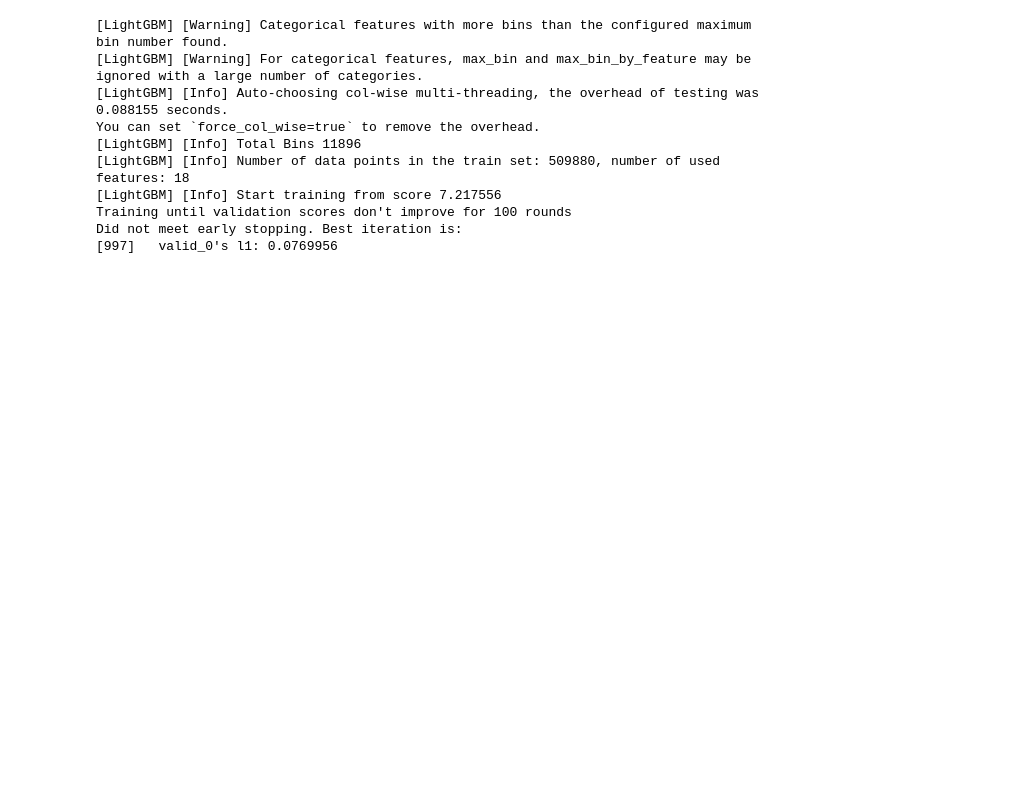
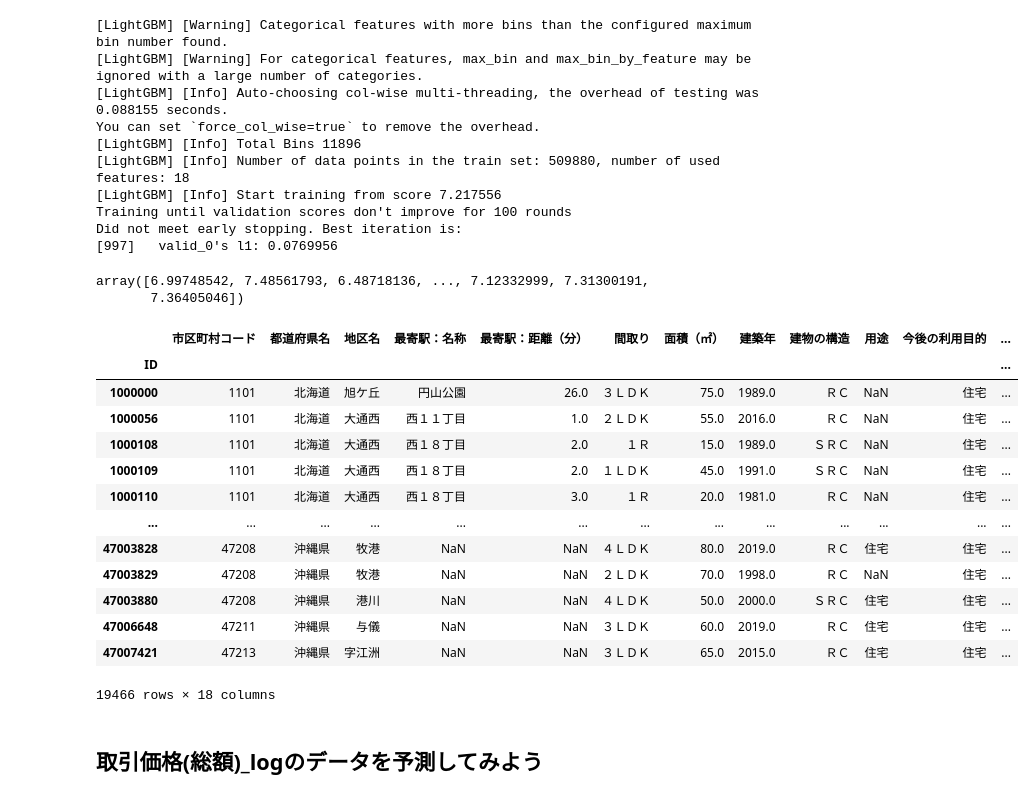
Before and after one commit to RYOTA2528/data_analysis_practice, a Jupyter notebook: DAYxxx_python_larning_list/[DAY22]データコンペのモデル構築.ipynb, the cells around one changed output. Saved outputs shown, nothing was run; the diff lists cells and outputs as text; code cells hidden in the pictures; blank space fills up the shorter version.

Commit message:
[ADD]取引価格(総額)_logのデータを予測する

```diff
--- a/DAYxxx_python_larning_list/[DAY22]データコンペのモデル構築.ipynb
+++ b/DAYxxx_python_larning_list/[DAY22]データコンペのモデル構築.ipynb
@@ -166,0 +170,25 @@ df_test = data_pre(df_test)
+# %%
+predict
+# %% [output]
+array([6.99748542, 7.48561793, 6.48718136, ..., 7.12332999, 7.31300191,
+       7.36405046])
+# %%
+df_test
+#目的変数の価格の部分がないデータであることがわかる
+# %% [output]
+|  | 市区町村コード | 都道府県名 | 地区名 | 最寄駅：名称 | 最寄駅：距離（分） | 間取り | 面積（㎡） | 建築年 | 建物の構造 | 用途 | 今後の利用目的 | ... |
+| ID |  |  |  |  |  |  |  |  |  |  |  | ... |
+| 1000000 | 1101 | 北海道 | 旭ケ丘 | 円山公園 | 26.0 | ３ＬＤＫ | 75.0 | 1989.0 | ＲＣ | NaN | 住宅 | ... |
+| 1000056 | 1101 | 北海道 | 大通西 | 西１１丁目 | 1.0 | ２ＬＤＫ | 55.0 | 2016.0 | ＲＣ | NaN | 住宅 | ... |
+| 1000108 | 1101 | 北海道 | 大通西 | 西１８丁目 | 2.0 | １Ｒ | 15.0 | 1989.0 | ＳＲＣ | NaN | 住宅 | ... |
+| 1000109 | 1101 | 北海道 | 大通西 | 西１８丁目 | 2.0 | １ＬＤＫ | 45.0 | 1991.0 | ＳＲＣ | NaN | 住宅 | ... |
+| 1000110 | 1101 | 北海道 | 大通西 | 西１８丁目 | 3.0 | １Ｒ | 20.0 | 1981.0 | ＲＣ | NaN | 住宅 | ... |
+| ... | ... | ... | ... | ... | ... | ... | ... | ... | ... | ... | ... | ... |
+| 47003828 | 47208 | 沖縄県 | 牧港 | NaN | NaN | ４ＬＤＫ | 80.0 | 2019.0 | ＲＣ | 住宅 | 住宅 | ... |
+| 47003829 | 47208 | 沖縄県 | 牧港 | NaN | NaN | ２ＬＤＫ | 70.0 | 1998.0 | ＲＣ | NaN | 住宅 | ... |
+| 47003880 | 47208 | 沖縄県 | 港川 | NaN | NaN | ４ＬＤＫ | 50.0 | 2000.0 | ＳＲＣ | 住宅 | 住宅 | ... |
+| 47006648 | 47211 | 沖縄県 | 与儀 | NaN | NaN | ３ＬＤＫ | 60.0 | 2019.0 | ＲＣ | 住宅 | 住宅 | ... |
+| 47007421 | 47213 | 沖縄県 | 字江洲 | NaN | NaN | ３ＬＤＫ | 65.0 | 2015.0 | ＲＣ | 住宅 | 住宅 | ... |
+19466 rows × 18 columns
+# %% [markdown]
+## 取引価格(総額)_logのデータを予測してみよう
```
Also changed, not shown: parts of 2 cells of this notebook.
